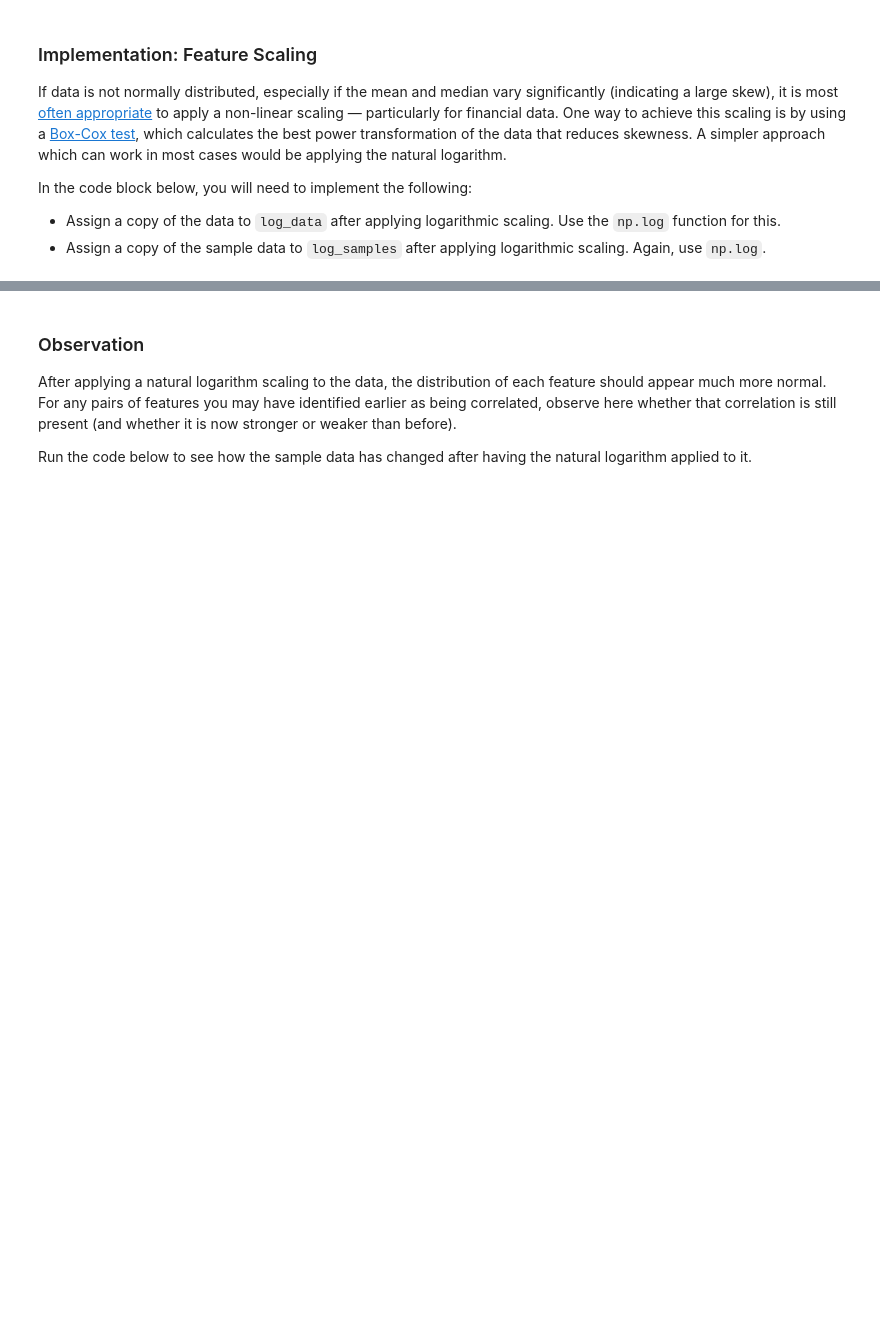
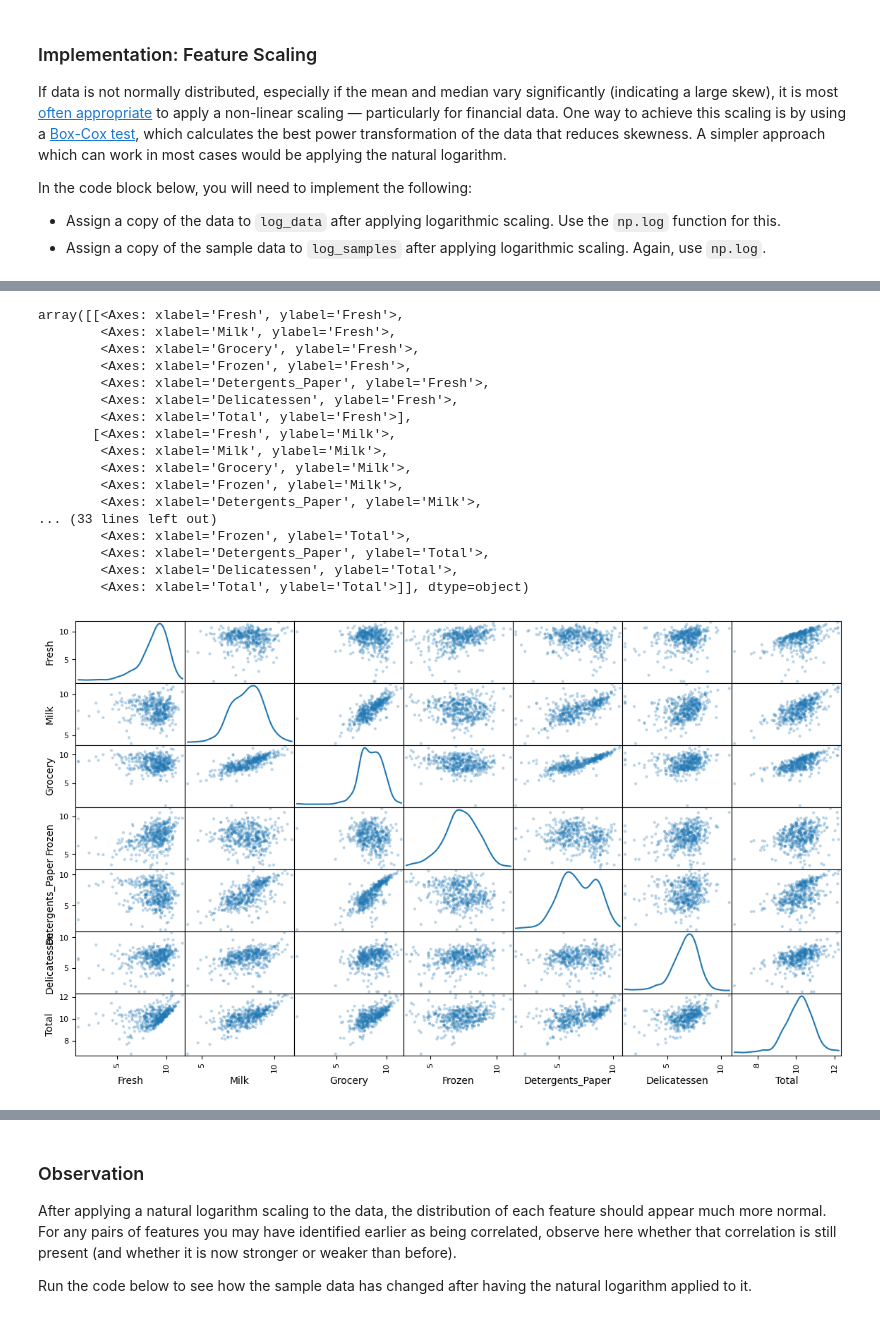
Before and after one commit to MostafaGmalFouda/Machine-learning-Project_3-DEPI-R4, a Jupyter notebook: customer_segments.ipynb, the cells around one changed output, grey strips where cells are left out. Saved outputs shown, nothing was run; the diff lists cells and outputs as text; code cells hidden in the pictures; blank space fills up the shorter version.

```diff
--- a/customer_segments.ipynb
+++ b/customer_segments.ipynb
@@ -113,0 +126,17 @@ This customer shows extremely high spending on Delicatessen products, along with
+# %%
+# Create a total spending column
+data['Total'] = data.sum(axis=1)
+
+# Select customers with low, medium, and high total spending
+low_spender = data['Total'].idxmin()
+high_spender = data['Total'].idxmax()
+mid_spender = data['Total'].sort_values().index[len(data)//2]
+
+# Combine indices
+indices = [low_spender, mid_spender, high_spender]
+
+# Create samples DataFrame (without Total column)
+samples = data.loc[indices].drop('Total', axis=1).reset_index(drop=True)
+
+print("Chosen samples of wholesale customers dataset:")
+display(samples)
@@ -273,9 +371,28 @@ plt.ylabel('Frequency')
 # %%
 # TODO: Scale the data using the natural logarithm
 log_data = np.log(data)
 
 # TODO: Scale the sample data using the natural logarithm
 log_samples = np.log(samples)
 
 # Produce a scatter matrix for each pair of newly-transformed features
-pd.scatter_matrix(log_data, alpha = 0.3, figsize = (14,8), diagonal = 'kde')
+pd.plotting.scatter_matrix(log_data, alpha = 0.3, figsize = (14,8), diagonal = 'kde')
+# %% [output]
+array([[<Axes: xlabel='Fresh', ylabel='Fresh'>,
+        <Axes: xlabel='Milk', ylabel='Fresh'>,
+        <Axes: xlabel='Grocery', ylabel='Fresh'>,
+        <Axes: xlabel='Frozen', ylabel='Fresh'>,
+        <Axes: xlabel='Detergents_Paper', ylabel='Fresh'>,
+        <Axes: xlabel='Delicatessen', ylabel='Fresh'>,
+        <Axes: xlabel='Total', ylabel='Fresh'>],
+       [<Axes: xlabel='Fresh', ylabel='Milk'>,
+        <Axes: xlabel='Milk', ylabel='Milk'>,
+        <Axes: xlabel='Grocery', ylabel='Milk'>,
+        <Axes: xlabel='Frozen', ylabel='Milk'>,
+        <Axes: xlabel='Detergents_Paper', ylabel='Milk'>,
+... (33 lines left out)
+        <Axes: xlabel='Frozen', ylabel='Total'>,
+        <Axes: xlabel='Detergents_Paper', ylabel='Total'>,
+        <Axes: xlabel='Delicatessen', ylabel='Total'>,
+        <Axes: xlabel='Total', ylabel='Total'>]], dtype=object)
+[figure, added]
```
Also changed, not shown: parts of 19 cells of this notebook, 1 other file.
